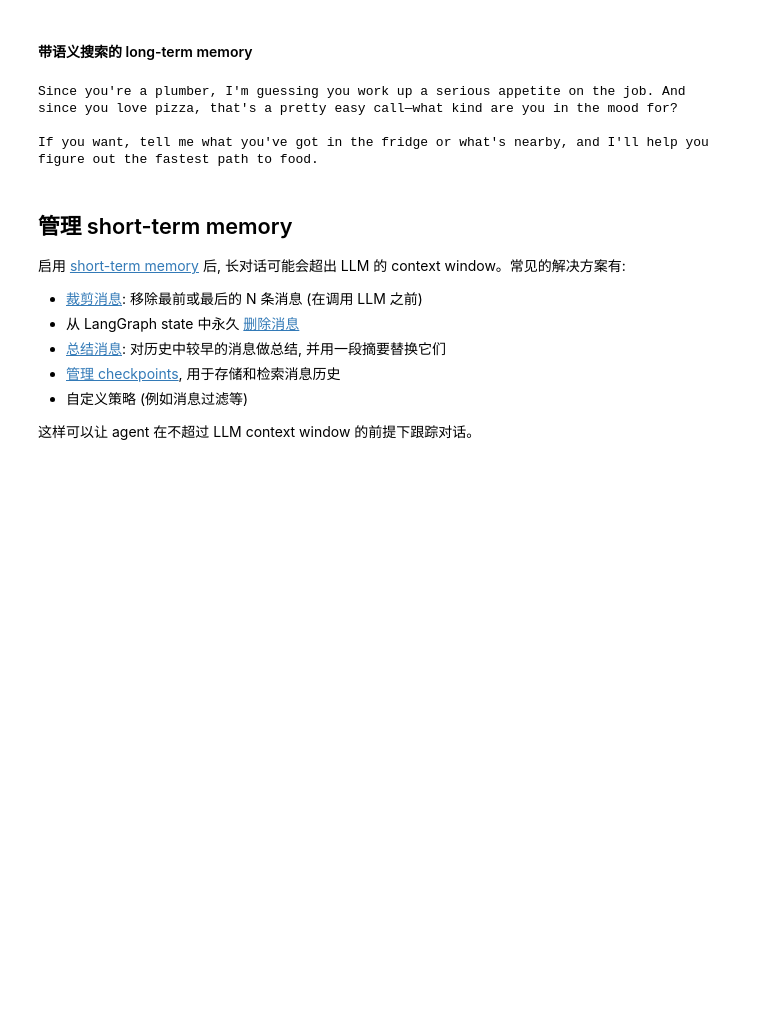
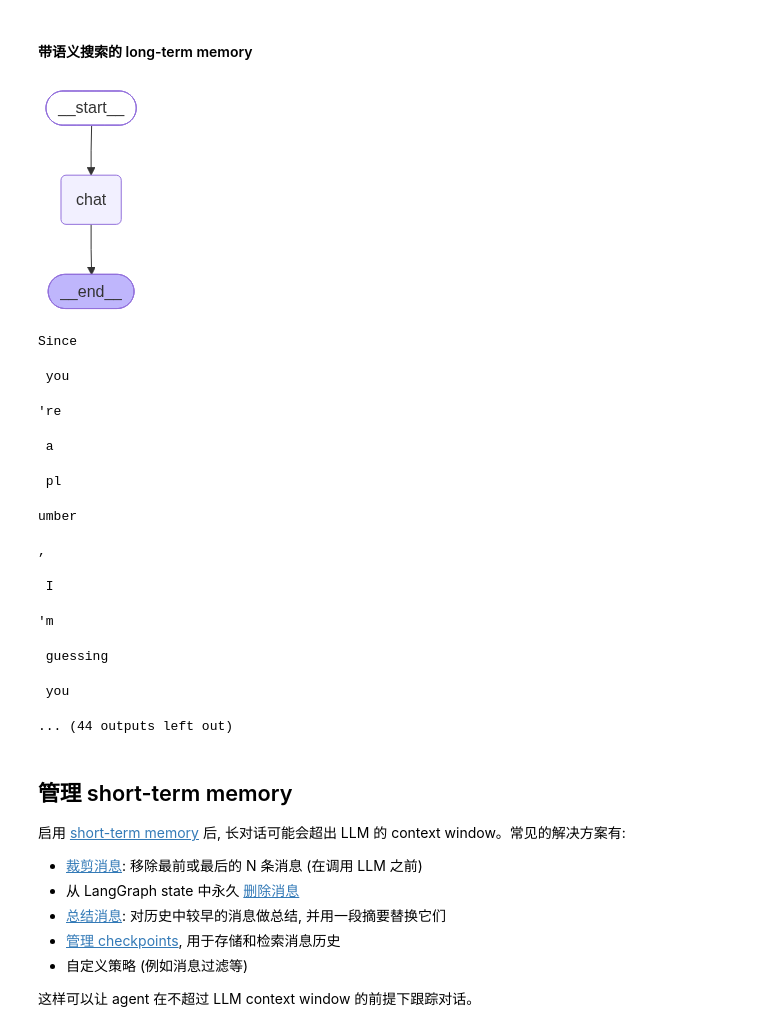
Before and after one commit to Ashitaka-Laputa-IV/docs, a Jupyter notebook: src/oss/langgraph/ipynbs/add-memory.ipynb, the cells around one changed output. Cells and saved outputs as stored; diff of their text form; code cells hidden in the pictures; blank space fills up the shorter version.

```diff
--- a/src/oss/langgraph/ipynbs/add-memory.ipynb
+++ b/src/oss/langgraph/ipynbs/add-memory.ipynb
@@ -212,37 +230,49 @@ store = InMemoryStore(
 store.put(("user_123", "memories"), "1", {"text": "I love pizza"})
 store.put(("user_123", "memories"), "2", {"text": "I am a plumber"})
 
 async def chat(state: MessagesState, runtime: Runtime):
     # Search based on user's last message
     items = await runtime.store.asearch(
         ("user_123", "memories"), query=state["messages"][-1].content, limit=2
     )
     memories = "\n".join(item.value["text"] for item in items)
     memories = f"## Memories of user\n{memories}" if memories else ""
     response = await model.ainvoke(
         [
             {"role": "system", "content": f"You are a helpful assistant.\n{memories}"},
             *state["messages"],
         ]
     )
     return {"messages": [response]}
 
 builder = StateGraph(MessagesState)
 builder.add_node(chat)
 builder.add_edge(START, "chat")
 graph = builder.compile(store=store)
 
+show_graph(graph)
+
 stream = await graph.astream_events(
     {"messages": [{"role": "user", "content": "I'm hungry"}]},
     version="v3",
 )
 async for message in stream.messages:
     async for token in message.text:
-        print(token, end="", flush=True)
+        rprint(token, end="", flush=True)
 # %% [output]
+[figure, added]
-Since you're a plumber, I'm guessing you work up a serious appetite on the job. And since you love pizza, that's a pretty easy call—what kind are you in the mood for?
-
-If you want, tell me what you've got in the fridge or what's nearby, and I'll help you figure out the fastest path to food.
+Since
+ you
+'re
+ a
+ pl
+umber
+,
+ I
+'m
+ guessing
+ you
+... (44 outputs left out)
 # %% [markdown]
 ## 管理 short-term memory
 
```
Also changed, not shown: parts of 9 cells of this notebook, 3 other files.
